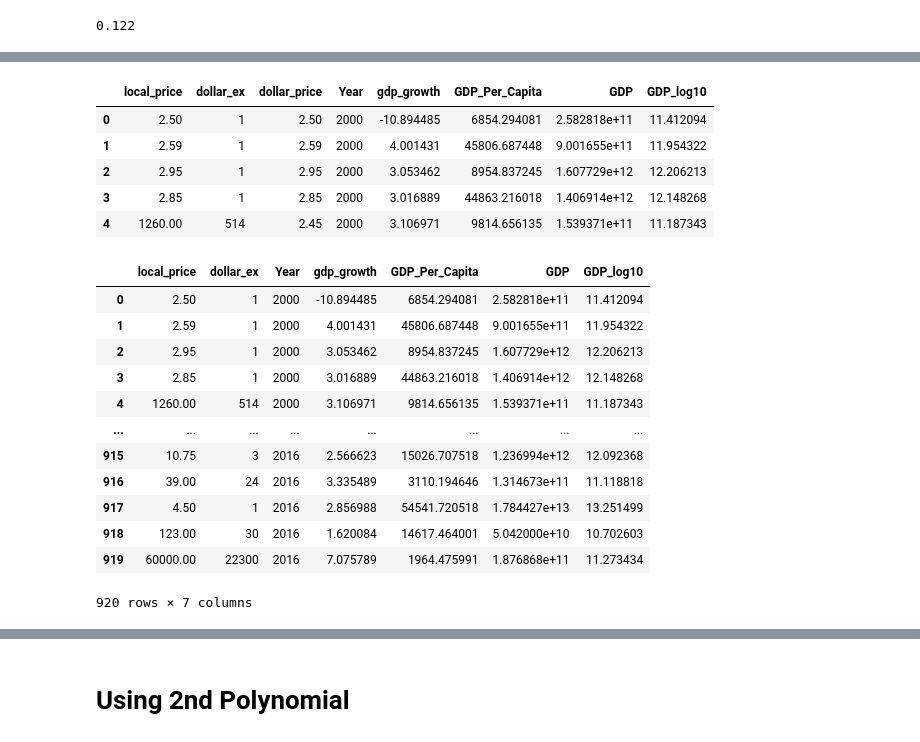
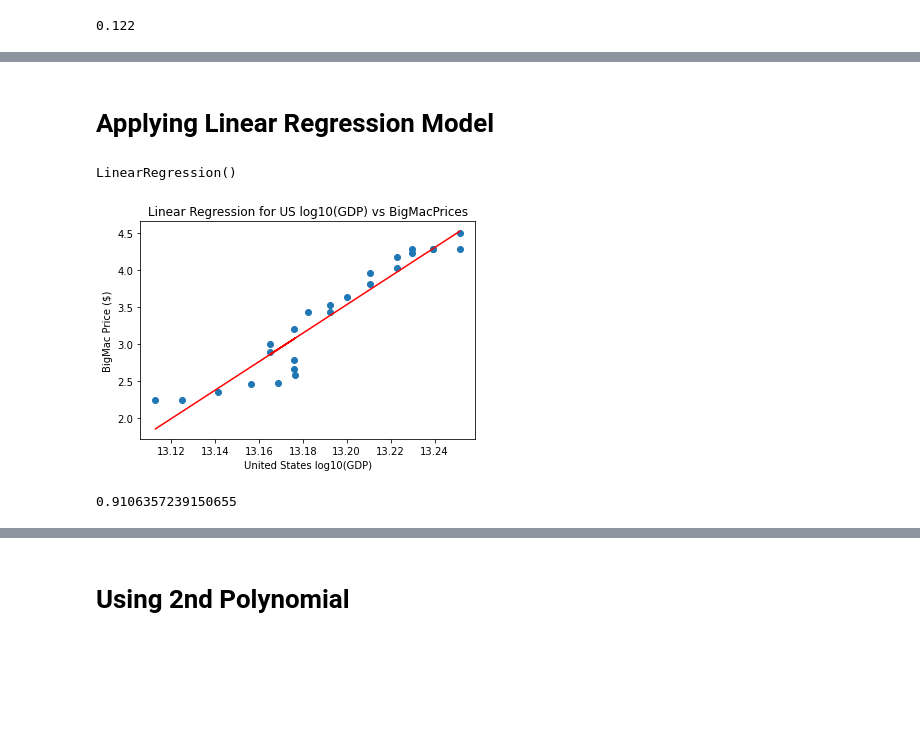
Before and after one commit to bolwerk-b/Final-Project, a Jupyter notebook: machine learning/Machine_Learning_three_regression_models-test.ipynb, the cells around one changed output, grey strips where cells are left out. Cells and saved outputs as stored; diff of their text form; code cells hidden in the pictures; blank space fills up the shorter version.

Commit message:
Updating ML *test file

```diff
--- a/machine learning/Machine_Learning_three_regression_models-test.ipynb
+++ b/machine learning/Machine_Learning_three_regression_models-test.ipynb
@@ -250,0 +292,33 @@ print(rmse)
+# %% [markdown]
+# Applying Linear Regression Model
+# %%
+X = df_USA.GDP_log10.values.reshape(-1,1)
+y = df_USA.dollar_price.values.reshape(-1,1)
+# %%
+from sklearn.model_selection import train_test_split
+X_train, X_test, y_train, y_test = train_test_split(X,y, test_size=0.2, random_state=2)
+
+# Instantiate linear regression model
+model = LinearRegression()
+# %%
+# training the model
+model.fit(X,y)
+# %% [output]
+LinearRegression()
+# %%
+y_pred = model.predict(X)
+# %%
+# Creating a scatter plot with a regression curve
+plt.scatter(X, y)
+plt.xlabel('United States log10(GDP)')
+plt.ylabel('BigMac Price ($)')
+plt.title('Linear Regression for US log10(GDP) vs BigMacPrices')
+plt.plot(X, y_pred, color='red')
+plt.show()
+# %% [output]
+[figure, added]
+# %%
+# R-square for the model
+print(model.score(X,y))
+# %% [output]
+0.9106357239150655
@@ -253,26 +328,0 @@ df_values = df.drop(['date','currency_code', 'Country', 'Code', 'country_code',
-# %%
-df_values.head()
-# %% [output]
-|  | local_price | dollar_ex | dollar_price | Year | gdp_growth | GDP_Per_Capita | GDP | GDP_log10 |
-| 0 | 2.50 | 1 | 2.50 | 2000 | -10.894485 | 6854.294081 | 2.582818e+11 | 11.412094 |
-| 1 | 2.59 | 1 | 2.59 | 2000 | 4.001431 | 45806.687448 | 9.001655e+11 | 11.954322 |
-| 2 | 2.95 | 1 | 2.95 | 2000 | 3.053462 | 8954.837245 | 1.607729e+12 | 12.206213 |
-| 3 | 2.85 | 1 | 2.85 | 2000 | 3.016889 | 44863.216018 | 1.406914e+12 | 12.148268 |
-| 4 | 1260.00 | 514 | 2.45 | 2000 | 3.106971 | 9814.656135 | 1.539371e+11 | 11.187343 |
-# %%
-X = df_values.drop('dollar_price', axis=1)
-X
-# %% [output]
-|  | local_price | dollar_ex | Year | gdp_growth | GDP_Per_Capita | GDP | GDP_log10 |
-| 0 | 2.50 | 1 | 2000 | -10.894485 | 6854.294081 | 2.582818e+11 | 11.412094 |
-| 1 | 2.59 | 1 | 2000 | 4.001431 | 45806.687448 | 9.001655e+11 | 11.954322 |
-| 2 | 2.95 | 1 | 2000 | 3.053462 | 8954.837245 | 1.607729e+12 | 12.206213 |
-| 3 | 2.85 | 1 | 2000 | 3.016889 | 44863.216018 | 1.406914e+12 | 12.148268 |
-| 4 | 1260.00 | 514 | 2000 | 3.106971 | 9814.656135 | 1.539371e+11 | 11.187343 |
-| ... | ... | ... | ... | ... | ... | ... | ... |
-| 915 | 10.75 | 3 | 2016 | 2.566623 | 15026.707518 | 1.236994e+12 | 12.092368 |
-| 916 | 39.00 | 24 | 2016 | 3.335489 | 3110.194646 | 1.314673e+11 | 11.118818 |
-| 917 | 4.50 | 1 | 2016 | 2.856988 | 54541.720518 | 1.784427e+13 | 13.251499 |
-| 918 | 123.00 | 30 | 2016 | 1.620084 | 14617.464001 | 5.042000e+10 | 10.702603 |
-| 919 | 60000.00 | 22300 | 2016 | 7.075789 | 1964.475991 | 1.876868e+11 | 11.273434 |
-920 rows × 7 columns
```
Also changed, not shown: parts of 48 cells of this notebook.
